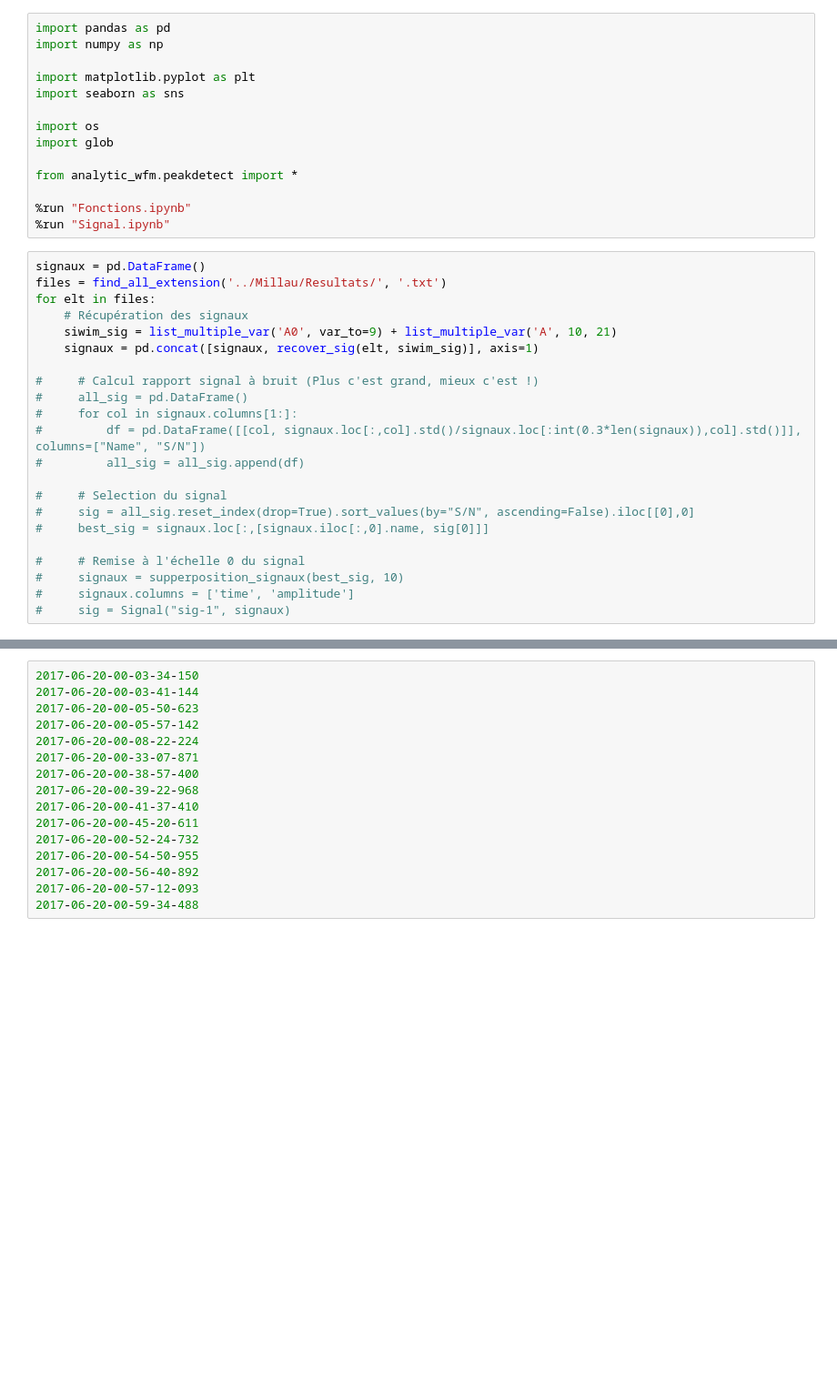
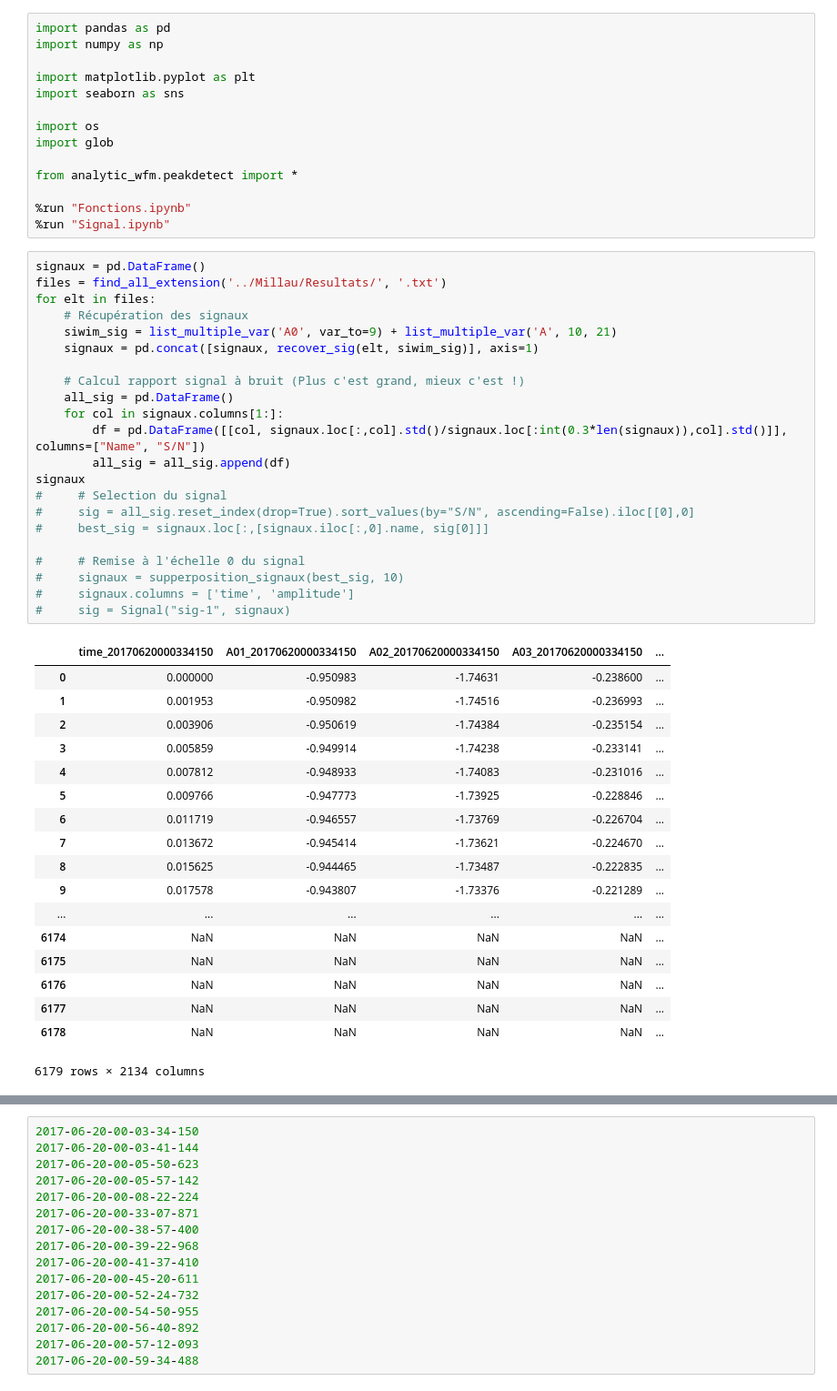
Before and after one commit to brouailalexandre/pesage-par-pont, a Jupyter notebook: Jupyter notebook/Conversion fichier txt.ipynb, the cells around one changed output, grey strips where cells are left out. Shown: that part at 91% size. Cells and saved outputs as stored; diff of their text form; blank space fills up the shorter version.

```diff
--- a/Jupyter notebook/Conversion fichier txt.ipynb
+++ b/Jupyter notebook/Conversion fichier txt.ipynb
@@ -15,25 +15,44 @@ from analytic_wfm.peakdetect import *
 # %%
 signaux = pd.DataFrame()
 files = find_all_extension('../Millau/Resultats/', '.txt')
 for elt in files:
     # Récupération des signaux
     siwim_sig = list_multiple_var('A0', var_to=9) + list_multiple_var('A', 10, 21)
     signaux = pd.concat([signaux, recover_sig(elt, siwim_sig)], axis=1)
 
-#     # Calcul rapport signal à bruit (Plus c'est grand, mieux c'est !)
-#     all_sig = pd.DataFrame()
-#     for col in signaux.columns[1:]:
-#         df = pd.DataFrame([[col, signaux.loc[:,col].std()/signaux.loc[:int(0.3*len(signaux)),col].std()]], columns=["Name", "S/N"])
-#         all_sig = all_sig.append(df)
-
+    # Calcul rapport signal à bruit (Plus c'est grand, mieux c'est !)
+    all_sig = pd.DataFrame()
+    for col in signaux.columns[1:]:
+        df = pd.DataFrame([[col, signaux.loc[:,col].std()/signaux.loc[:int(0.3*len(signaux)),col].std()]], columns=["Name", "S/N"])
+        all_sig = all_sig.append(df)
+signaux
 #     # Selection du signal
 #     sig = all_sig.reset_index(drop=True).sort_values(by="S/N", ascending=False).iloc[[0],0]
 #     best_sig = signaux.loc[:,[signaux.iloc[:,0].name, sig[0]]]
 
 #     # Remise à l'échelle 0 du signal
 #     signaux = supperposition_signaux(best_sig, 10)
 #     signaux.columns = ['time', 'amplitude']
 #     sig = Signal("sig-1", signaux)
+# %% [output]
+|  | time_20170620000334150 | A01_20170620000334150 | A02_20170620000334150 | A03_20170620000334150 | ... |
+| 0 | 0.000000 | -0.950983 | -1.74631 | -0.238600 | ... |
+| 1 | 0.001953 | -0.950982 | -1.74516 | -0.236993 | ... |
+| 2 | 0.003906 | -0.950619 | -1.74384 | -0.235154 | ... |
+| 3 | 0.005859 | -0.949914 | -1.74238 | -0.233141 | ... |
+| 4 | 0.007812 | -0.948933 | -1.74083 | -0.231016 | ... |
+| 5 | 0.009766 | -0.947773 | -1.73925 | -0.228846 | ... |
+| 6 | 0.011719 | -0.946557 | -1.73769 | -0.226704 | ... |
+| 7 | 0.013672 | -0.945414 | -1.73621 | -0.224670 | ... |
+| 8 | 0.015625 | -0.944465 | -1.73487 | -0.222835 | ... |
+| 9 | 0.017578 | -0.943807 | -1.73376 | -0.221289 | ... |
+| ... | ... | ... | ... | ... | ... |
+| 6174 | NaN | NaN | NaN | NaN | ... |
+| 6175 | NaN | NaN | NaN | NaN | ... |
+| 6176 | NaN | NaN | NaN | NaN | ... |
+| 6177 | NaN | NaN | NaN | NaN | ... |
+| 6178 | NaN | NaN | NaN | NaN | ... |
+6179 rows × 2134 columns
 # %%
 test = []
 for elt in final_df.columns:
```
Also changed, not shown: parts of 4 cells of this notebook, 1 other file.
